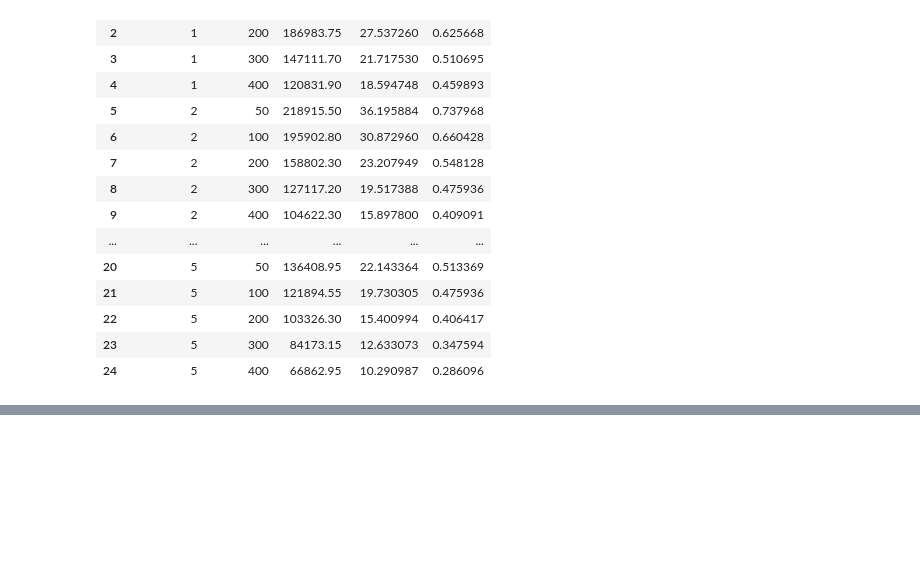
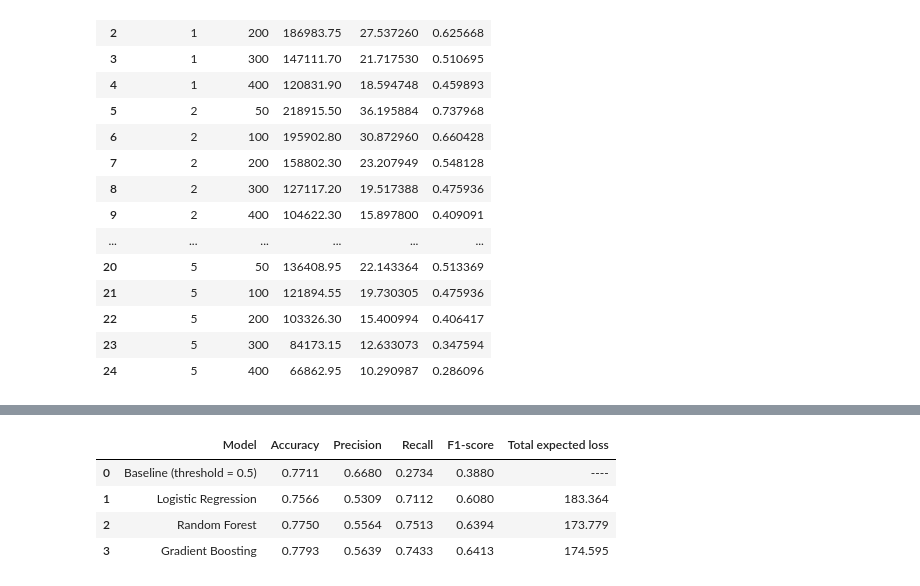
Before and after one commit to MikolajMezyk/projektML, a Jupyter notebook: projekt_czysto.ipynb, the cells around one changed output, grey strips where cells are left out. Saved outputs shown, nothing was run; the diff lists cells and outputs as text; code cells hidden in the pictures; blank space fills up the shorter version.

Commit message:
dodaje podsumowanie modeli

```diff
--- a/projekt_czysto.ipynb
+++ b/projekt_czysto.ipynb
@@ -925,0 +1067,43 @@ fig.show()
+# %%
+summary_df = pd.DataFrame([
+    {
+        "Model": "Baseline (threshold = 0.5)",
+        "Accuracy": 0.7711,
+        "Precision": 0.6680,
+        "Recall": 0.2734,
+        "F1-score": 0.3880,
+        "Total expected loss": "----"
+    },
+    {
+        "Model": "Logistic Regression",
+        "Accuracy": 0.7566,
+        "Precision": 0.5309,
+        "Recall": 0.7112,
+        "F1-score": 0.6080,
+        "Total expected loss": 183.364
+    },
+    {
+        "Model": "Random Forest",
+        "Accuracy": 0.7750,
+        "Precision": 0.5564,
+        "Recall": 0.7513,
+        "F1-score": 0.6394,
+        "Total expected loss": 173.779
+    },
+    {
+        "Model": "Gradient Boosting",
+        "Accuracy": 0.7793,
+        "Precision": 0.5639,
+        "Recall": 0.7433,
+        "F1-score": 0.6413,
+        "Total expected loss": 174.595
+    }
+])
+
+summary_df
+# %% [output]
+|  | Model | Accuracy | Precision | Recall | F1-score | Total expected loss |
+| 0 | Baseline (threshold = 0.5) | 0.7711 | 0.6680 | 0.2734 | 0.3880 | ---- |
+| 1 | Logistic Regression | 0.7566 | 0.5309 | 0.7112 | 0.6080 | 183.364 |
+| 2 | Random Forest | 0.7750 | 0.5564 | 0.7513 | 0.6394 | 173.779 |
+| 3 | Gradient Boosting | 0.7793 | 0.5639 | 0.7433 | 0.6413 | 174.595 |
```
Also changed, not shown: parts of 9 cells of this notebook.
